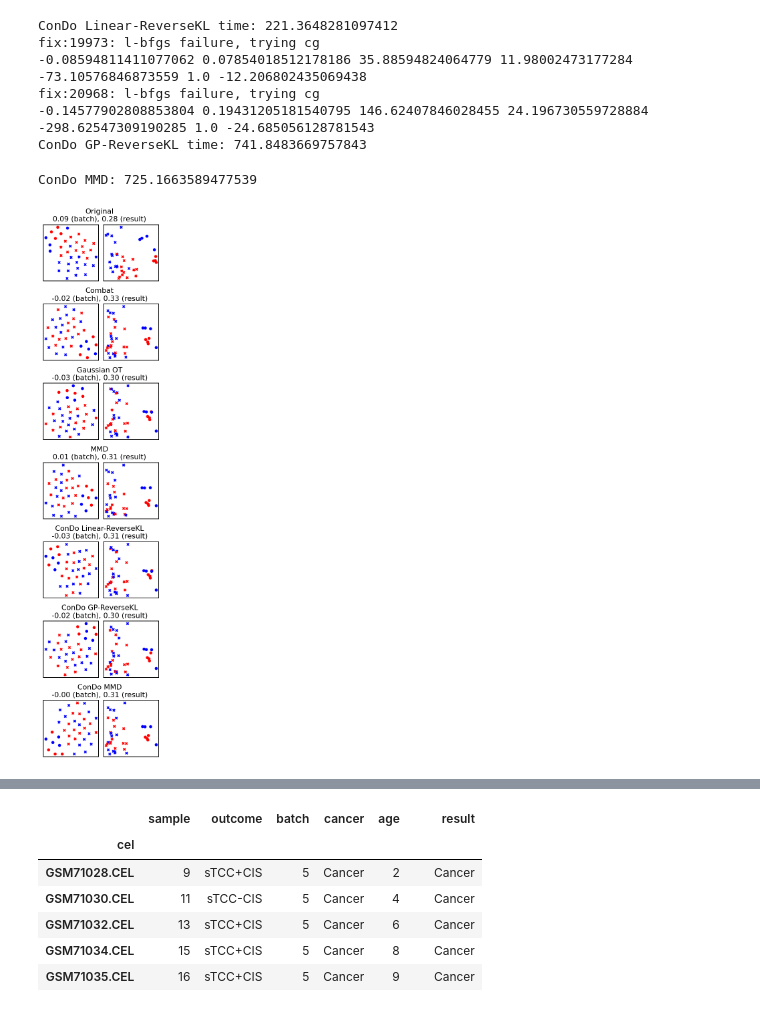
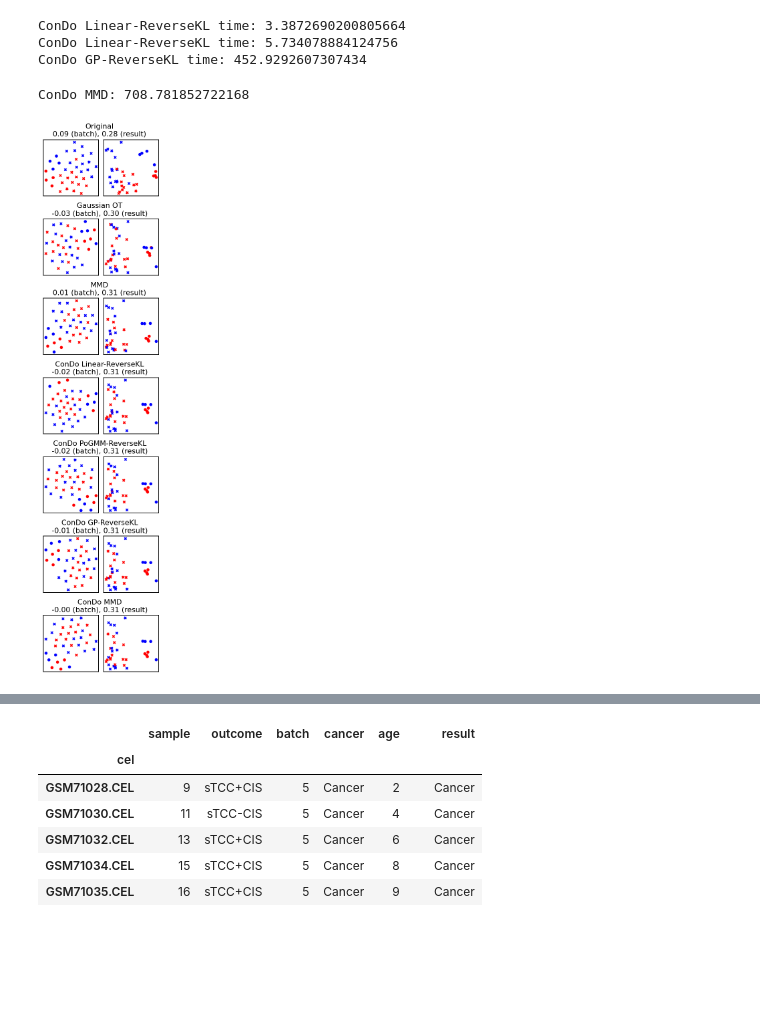
Before and after one commit to calvinmccarter/condo-adapter, a Jupyter notebook: paper/bladderbatch.ipynb, the cells around one changed output, grey strips where cells are left out. Saved outputs shown, nothing was run; the diff lists cells and outputs as text; code cells hidden in the pictures; blank space fills up the shorter version.

```diff
--- a/paper/bladderbatch.ipynb
+++ b/paper/bladderbatch.ipynb
@@ -83,7 +83,7 @@ start_time = time.time()
 with warnings.catch_warnings():
     warnings.simplefilter("ignore")
     cder_clinear = condo.ConDoAdapter(
-        sampling="proportional",
+        sampling="product",
         transform_type="location-scale",
         model_type="linear",
         divergence="reverse",
@@ -101,11 +101,34 @@ duration_clinear = time.time() - start_time
 print(f"ConDo Linear-ReverseKL time: {duration_clinear}")
 expr_clinear[np.where(pheno.batch == 5)[0],:] = expr.values[np.where(pheno.batch == 5)[0],:]
 
+# Condo PoGMM
+start_time = time.time()
+with warnings.catch_warnings():
+    warnings.simplefilter("ignore")
+    cder_pogmm = condo.ConDoAdapter(
+        sampling="product",
+        transform_type="location-scale",
+        model_type="pogmm",
+        divergence="reverse",
+        debug=False,
+        verbose=0,
+    )
+    cder_pogmm.fit(
+        expr[pheno.batch == 2].values,
+        expr[pheno.batch == 5].values,
+        pheno[pheno.batch==2].result.values.reshape(-1, 1).astype(str),
+        pheno[pheno.batch==5].result.values.reshape(-1, 1).astype(str),
+    )
+expr_pogmm = cder_pogmm.transform(expr.values)
+duration_pogmm = time.time() - start_time
+print(f"ConDo PoGMM time: {duration_pogmm}")
+expr_pogmm[np.where(pheno.batch == 5)[0],:] = expr.values[np.where(pheno.batch == 5)[0],:]
+
 start_time = time.time()
 with warnings.catch_warnings():
     warnings.simplefilter("ignore")
     cder_cgp = condo.ConDoAdapter(
-        sampling="proportional",
+        sampling="product",
         transform_type="location-scale",
         model_type="heteroscedastic-gp",
         divergence="reverse",
@@ -123,18 +146,15 @@ duration_cgp = time.time() - start_time
 print(f"ConDo GP-ReverseKL time: {duration_cgp}")
 expr_cgp[np.where(pheno.batch == 5)[0],:] = expr.values[np.where(pheno.batch == 5)[0],:]
 # %% [output]
-ConDo Linear-ReverseKL time: 221.3648281097412
-fix:19973: l-bfgs failure, trying cg
--0.08594811411077062 0.07854018512178186 35.88594824064779 11.98002473177284 -73.10576846873559 1.0 -12.206802435069438
-fix:20968: l-bfgs failure, trying cg
--0.14577902808853804 0.19431205181540795 146.62407846028455 24.196730559728884 -298.62547309190285 1.0 -24.685056128781543
-ConDo GP-ReverseKL time: 741.8483669757843
+ConDo Linear-ReverseKL time: 3.3872690200805664
+ConDo Linear-ReverseKL time: 5.734078884124756
+ConDo GP-ReverseKL time: 452.9292607307434
 # %%
 start_time = time.time()
 with warnings.catch_warnings():
     warnings.simplefilter("ignore")
     cder_mmd = condo.ConDoAdapter(
-        sampling="proportional",
+        sampling="product",
         transform_type="location-scale",
         model_type="empirical",
         divergence="mmd",
@@ -153,15 +173,16 @@ duration_cmmd = time.time() - start_time
 print(f"ConDo MMD: {duration_cmmd}")
 expr_cmmd[np.where(pheno.batch == 5)[0],:] = expr.values[np.where(pheno.batch == 5)[0],:]
 # %% [output]
-ConDo MMD: 725.1663589477539
+ConDo MMD: 708.781852722168
 # %%
 sns.set_context("talk")
 dinfos = [
     (0, "Original", expr),
-    (1, "Combat", expr_combat),
-    (2, "Gaussian OT", expr_linear),
-    (3, "MMD", expr_mmd),
-    (4, "ConDo Linear-ReverseKL", expr_clinear),
+    #(1, "Combat", expr_combat),
+    (1, "Gaussian OT", expr_linear),
+    (2, "MMD", expr_mmd),
+    (3, "ConDo Linear-ReverseKL", expr_clinear),
+    (4, "ConDo PoGMM-ReverseKL", expr_pogmm),
     (5, "ConDo GP-ReverseKL", expr_cgp),
     (6, "ConDo MMD", expr_cmmd),
 ]
@@ -204,34 +225,34 @@ for dix, dname, dset in dinfos:
         data=pca_data, ax=axes[1],
         x="pc 1", y="pc 2", hue="batch", style="result",
         palette=["red", "blue"], edgecolor="none", legend=leg);
     """
     if dix == 0:
         plt.legend(
             loc="center left", bbox_to_anchor=(1.05, 0.5), ncol=2,
         );
     """
     """
     #(_, max_x) = axes[1].get_xlim();
     #(_, max_x) = axes[1].get_xlim();
 
     axes[1].text(
         #np.max(pca_embed[:,0])*2.0, 0.5,
         1.2, 0.5,
         f"Silhouette\nBatch:{sil_batch:.2f}\nOutcome:{sil_result:.2f}",
         transform = axes[1].transAxes);
     """
     axes[0].set_xticks([]);
     axes[1].set_xticks([]);
     axes[0].set_yticks([]);
     axes[1].set_yticks([]);
     axes[1].set_yticks([]);
     axes[0].set_xlabel(None);
     axes[1].set_xlabel(None);
     axes[0].set_ylabel(None);
     axes[1].set_ylabel(None);
 fig.savefig("figure-bladderbatch-noconfounding.pdf", bbox_inches="tight")
 # %% [output]
-[figure, old version]
+[figure, new version]
 # %%
 plt.figure();
 plt.hist(expr.values[np.where(pheno.batch == 5)[0],0], 100, alpha=0.4);
```
Also changed, not shown: parts of 4 cells of this notebook, 8 other files.
